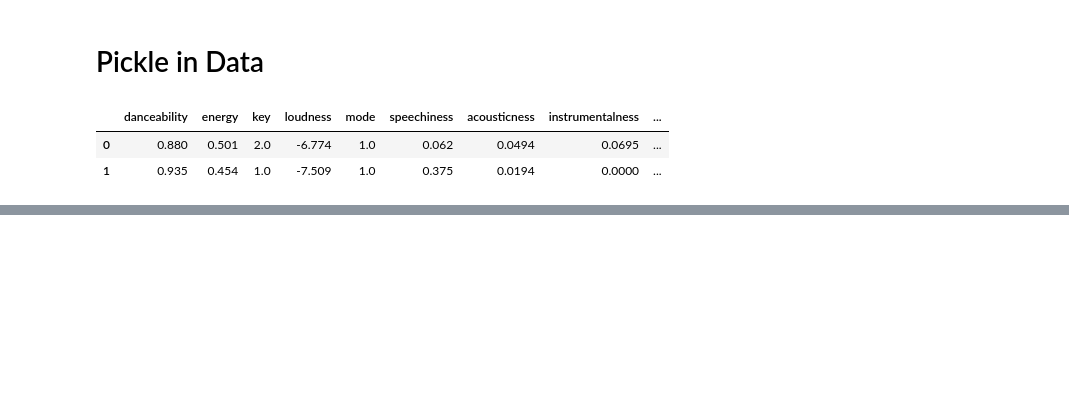
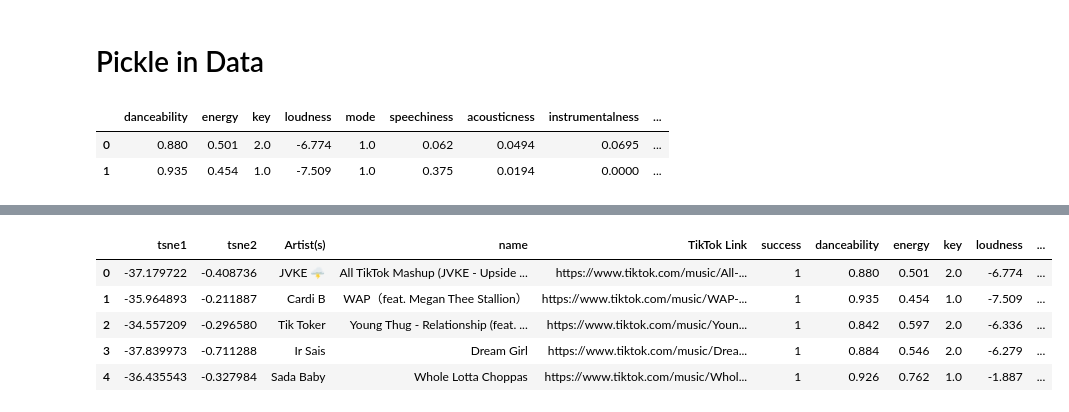
Before and after one commit to andrewdouglassmith1/TikTok_Hit_Predictor, a Jupyter notebook: Outside_Data_Models/8-TSNE-Plot.ipynb, the cells around one changed output, grey strips where cells are left out. Saved outputs shown, nothing was run; the diff lists cells and outputs as text; code cells hidden in the pictures; blank space fills up the shorter version.

```diff
--- a/Outside_Data_Models/8-TSNE-Plot.ipynb
+++ b/Outside_Data_Models/8-TSNE-Plot.ipynb
@@ -47,0 +101,5 @@ SyntaxError: invalid syntax (<ipython-input-19-59968e642a63>, line 1)
+# %%
+# Add further descriptive information
+aux_cols = ['Artist(s)', 'name','TikTok Link','success']
+df_descriptive = df_agg[aux_cols]
+df_factorized[aux_cols] = df_descriptive
@@ -47,0 +108,12 @@ SyntaxError: invalid syntax (<ipython-input-19-59968e642a63>, line 1)
+# %%
+# Time the tSNE computation
+t0 = time()
+
+# Find the optimal low-dimensional representation with t-SNE
+tsne = sklearn.manifold.TSNE(n_components=2,random_state=0)
+embed_factorized = tsne.fit_transform(df_factorized.drop(aux_cols, axis=1))
+
+# Store the time
+t_tsne = time() - t0
+# Print time
+print('t-SNE took %.2fs.' % t_tsne)
@@ -47,0 +155,9 @@ SyntaxError: invalid syntax (<ipython-input-19-59968e642a63>, line 1)
+# %%
+df_tsne.head()
+# %% [output]
+|  | tsne1 | tsne2 | Artist(s) | name | TikTok Link | success | danceability | energy | key | loudness | ... |
+| 0 | -37.179722 | -0.408736 | JVKE 🌩 | All TikTok Mashup (JVKE - Upside ... | https://www.tiktok.com/music/All-... | 1 | 0.880 | 0.501 | 2.0 | -6.774 | ... |
+| 1 | -35.964893 | -0.211887 | Cardi B | WAP（feat. Megan Thee Stallion） | https://www.tiktok.com/music/WAP-... | 1 | 0.935 | 0.454 | 1.0 | -7.509 | ... |
+| 2 | -34.557209 | -0.296580 | Tik Toker | Young Thug - Relationship (feat. ... | https://www.tiktok.com/music/Youn... | 1 | 0.842 | 0.597 | 2.0 | -6.336 | ... |
+| 3 | -37.839973 | -0.711288 | Ir Sais | Dream Girl | https://www.tiktok.com/music/Drea... | 1 | 0.884 | 0.546 | 2.0 | -6.279 | ... |
+| 4 | -36.435543 | -0.327984 | Sada Baby | Whole Lotta Choppas | https://www.tiktok.com/music/Whol... | 1 | 0.926 | 0.762 | 1.0 | -1.887 | ... |
```
Also changed, not shown: parts of 20 cells of this notebook, 7 other files.
